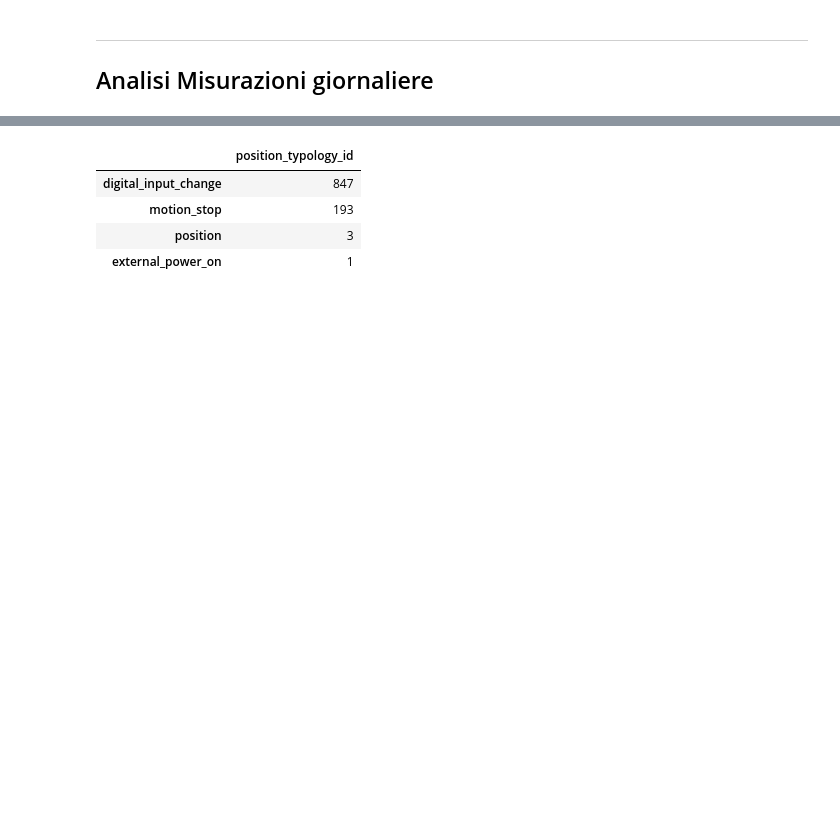
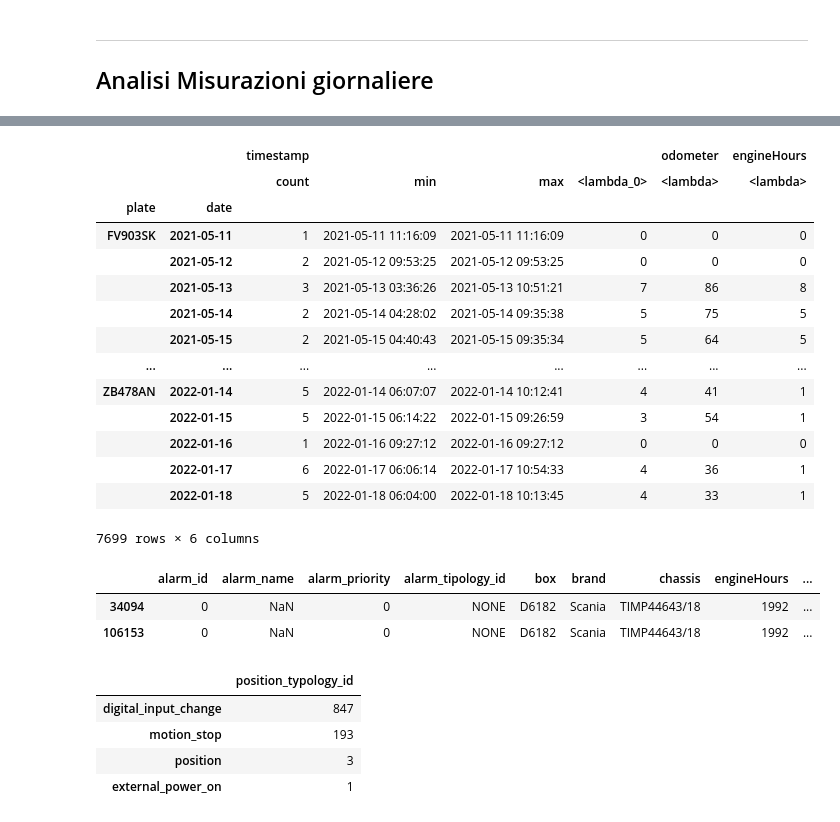
Before and after one commit to antonioalbanese/ai4trucks, a Jupyter notebook: Notebooks/movimatica_analysis.ipynb, the cells around one changed output, grey strips where cells are left out. Saved outputs shown, nothing was run; the diff lists cells and outputs as text; code cells hidden in the pictures; blank space fills up the shorter version.

```diff
--- a/Notebooks/movimatica_analysis.ipynb
+++ b/Notebooks/movimatica_analysis.ipynb
@@ -205,3 +183,30 @@ draw_date_relplot(df_MOV_vehicles)
+# %%
+df_MOV_vehicles.drop_duplicates().groupby(["plate", "date"]).agg({"timestamp": ["count","min", "max", lambda x: x.dt.hour.max()- x.dt.hour.min()],
+                                                                  "odometer": lambda x: np.max(x)- np.min(x),
+                                                                  "engineHours": lambda x: np.max(x)- np.min(x)
+                                                                 })
+# %% [output]
+|  |  | timestamp |  |  |  | odometer | engineHours |
+|  |  | count | min | max | <lambda_0> | <lambda> | <lambda> |
+| plate | date |  |  |  |  |  |  |
+| FV903SK | 2021-05-11 | 1 | 2021-05-11 11:16:09 | 2021-05-11 11:16:09 | 0 | 0 | 0 |
+|  | 2021-05-12 | 2 | 2021-05-12 09:53:25 | 2021-05-12 09:53:25 | 0 | 0 | 0 |
+|  | 2021-05-13 | 3 | 2021-05-13 03:36:26 | 2021-05-13 10:51:21 | 7 | 86 | 8 |
+|  | 2021-05-14 | 2 | 2021-05-14 04:28:02 | 2021-05-14 09:35:38 | 5 | 75 | 5 |
+|  | 2021-05-15 | 2 | 2021-05-15 04:40:43 | 2021-05-15 09:35:34 | 5 | 64 | 5 |
+| ... | ... | ... | ... | ... | ... | ... | ... |
+| ZB478AN | 2022-01-14 | 5 | 2022-01-14 06:07:07 | 2022-01-14 10:12:41 | 4 | 41 | 1 |
+|  | 2022-01-15 | 5 | 2022-01-15 06:14:22 | 2022-01-15 09:26:59 | 3 | 54 | 1 |
+|  | 2022-01-16 | 1 | 2022-01-16 09:27:12 | 2022-01-16 09:27:12 | 0 | 0 | 0 |
+|  | 2022-01-17 | 6 | 2022-01-17 06:06:14 | 2022-01-17 10:54:33 | 4 | 36 | 1 |
+|  | 2022-01-18 | 5 | 2022-01-18 06:04:00 | 2022-01-18 10:13:45 | 4 | 33 | 1 |
+7699 rows × 6 columns
+# %%
+df_MOV_vehicles[(df_MOV_vehicles.plate=="FV903SK")&(df_MOV_vehicles.date=="2021-05-12")]
+# %% [output]
+|  | alarm_id | alarm_name | alarm_priority | alarm_tipology_id | box | brand | chassis | engineHours | ... |
+| 34094 | 0 | NaN | 0 | NONE | D6182 | Scania | TIMP44643/18 | 1992 | ... |
+| 106153 | 0 | NaN | 0 | NONE | D6182 | Scania | TIMP44643/18 | 1992 | ... |
 # %%
 df_MOV_vehicles[df_MOV_vehicles.plate=="ZB373AN"].position_typology_id.value_counts().to_frame()
 # %% [output]
```
Also changed, not shown: parts of 8 cells of this notebook, 6 other files.
